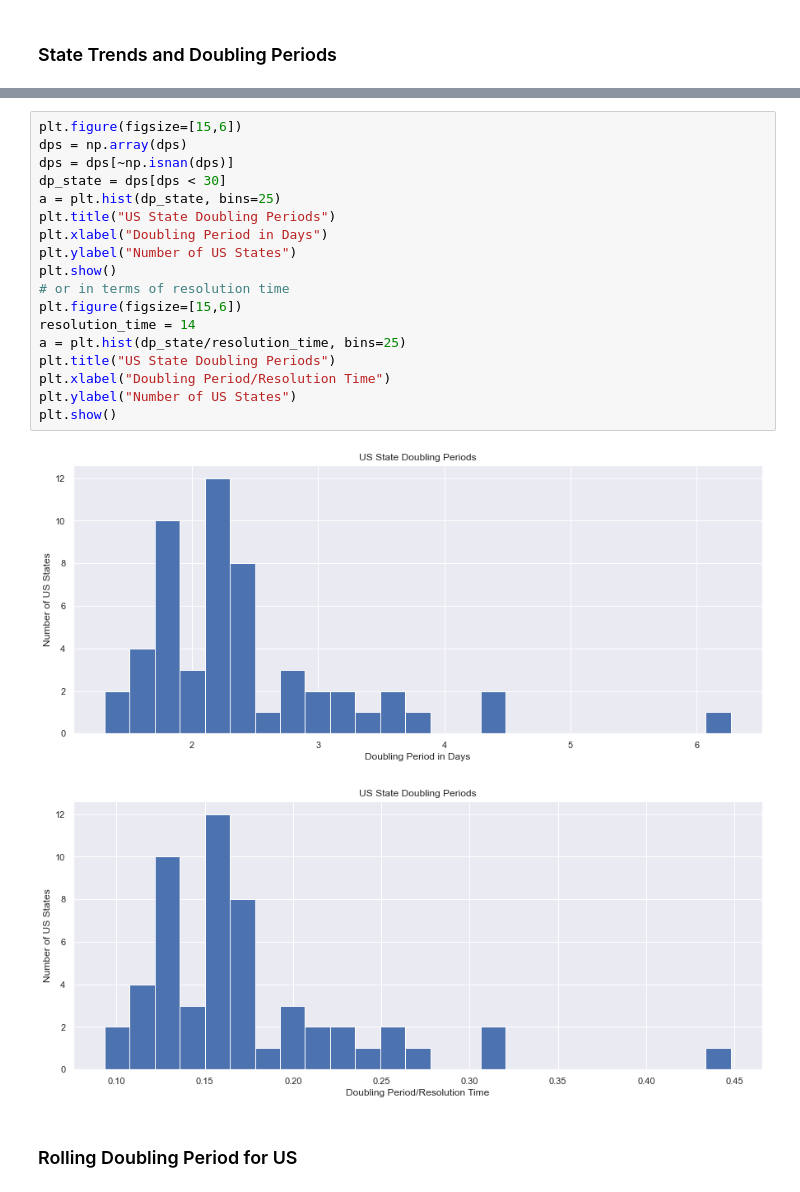
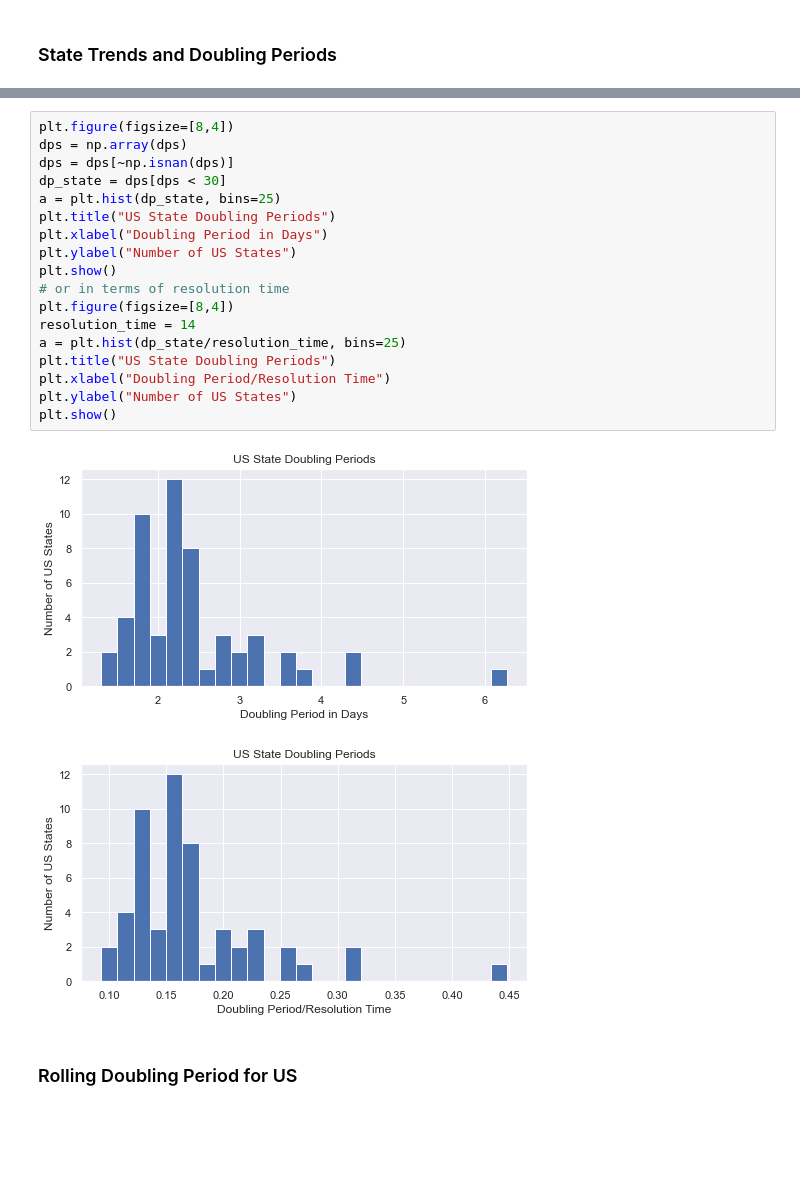
Before and after one commit to DrSkippy/2020covid19, a Jupyter notebook: comparisons.ipynb, the cells around one changed output, grey strips where cells are left out. Saved outputs shown, nothing was run; the diff lists cells and outputs as text; blank space fills up the shorter version.

```diff
--- a/comparisons.ipynb
+++ b/comparisons.ipynb
@@ -222,25 +224,25 @@ Doubling every 3.35 days based on last 14 days of data
 ... (156 outputs left out)
 # %%
-plt.figure(figsize=[15,6])
+plt.figure(figsize=[8,4])
 dps = np.array(dps)
 dps = dps[~np.isnan(dps)]
 dp_state = dps[dps < 30]
 a = plt.hist(dp_state, bins=25)
 plt.title("US State Doubling Periods")
 plt.xlabel("Doubling Period in Days")
 plt.ylabel("Number of US States")
 plt.show()
 # or in terms of resolution time
-plt.figure(figsize=[15,6])
+plt.figure(figsize=[8,4])
 resolution_time = 14
 a = plt.hist(dp_state/resolution_time, bins=25)
 plt.title("US State Doubling Periods")
 plt.xlabel("Doubling Period/Resolution Time")
 plt.ylabel("Number of US States")
 plt.show()
 # %% [output]
-[figure, old version]
+[figure, new version]
-[figure, old version]
+[figure, new version]
 # %% [markdown]
 ### Rolling Doubling Period for US
 # %%
```
Also changed, not shown: parts of 9 cells of this notebook.
